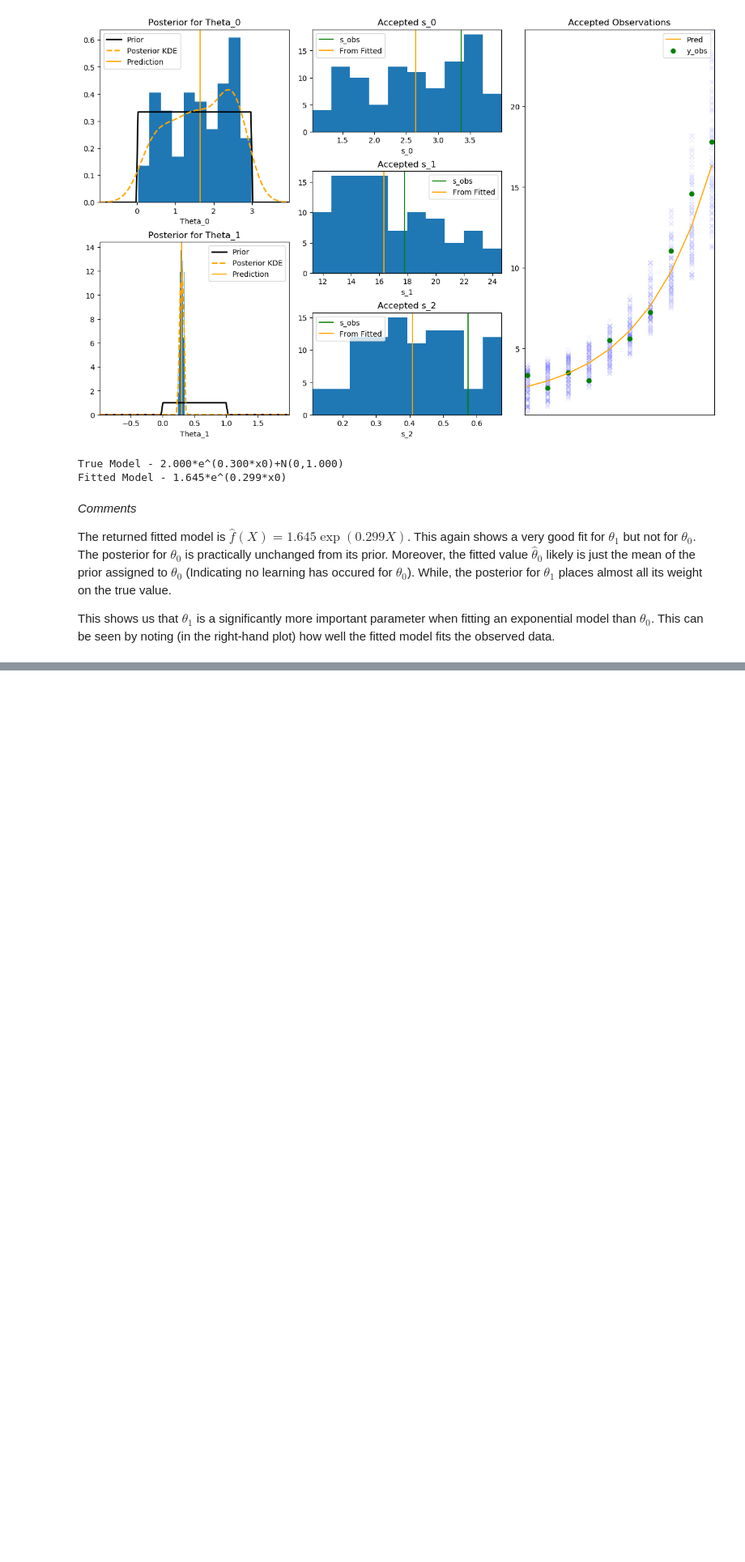
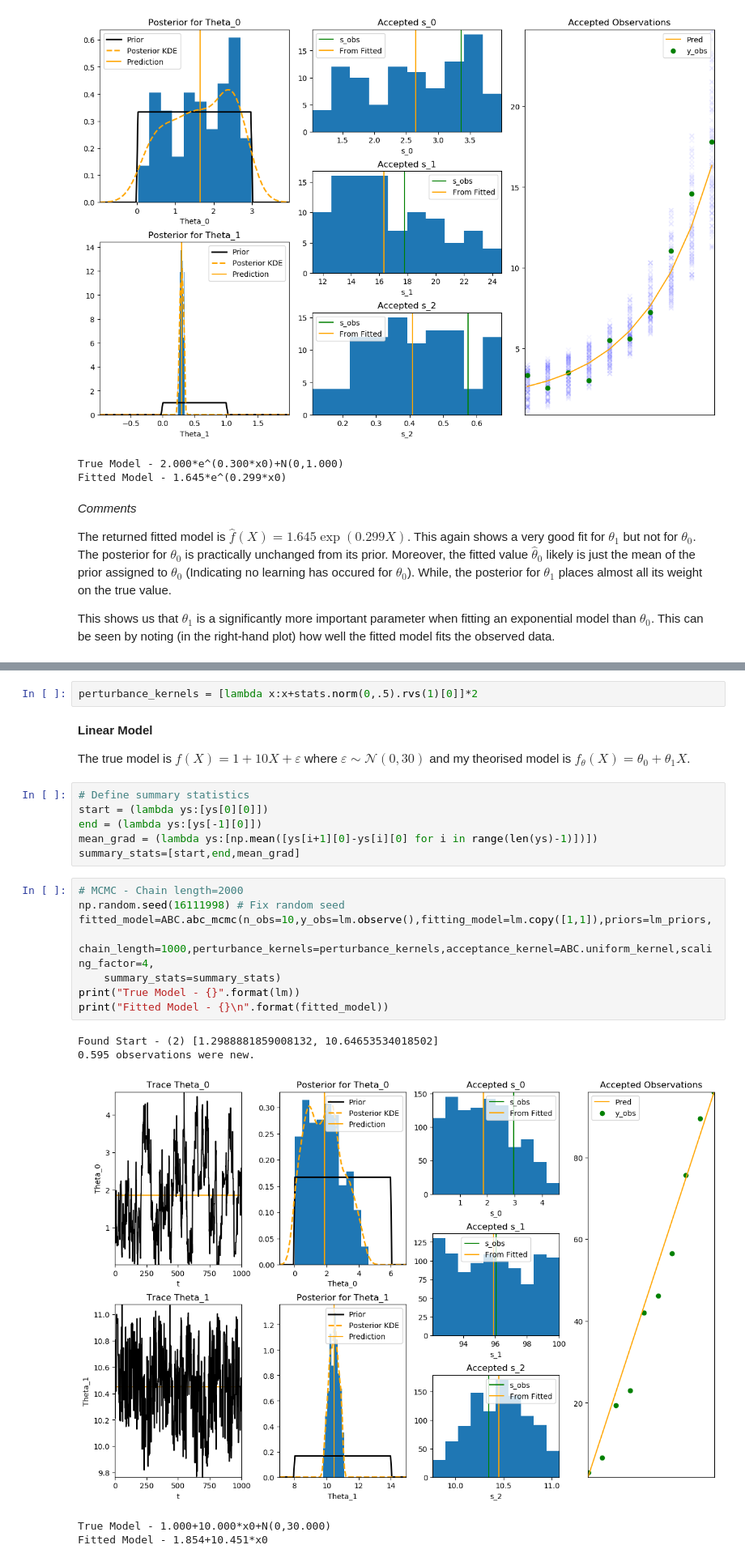
Before and after one commit to dajhutchinson/bayesian-modelling-of-epidemic-events, a Jupyter notebook: Code/ABC_Notebook.ipynb, the cells around one changed output, grey strips where cells are left out. Shown at 81% size. Cells and saved outputs as stored; diff of their text form; blank space fills up the shorter version.

```diff
--- a/Code/ABC_Notebook.ipynb
+++ b/Code/ABC_Notebook.ipynb
@@ -368,0 +434,27 @@ This shows us that $\theta_1$ is a significantly more important parameter when f
+# %%
+perturbance_kernels = [lambda x:x+stats.norm(0,.5).rvs(1)[0]]*2
+# %% [markdown]
+<a id="mcmc_linear_model"></a>
+**Linear Model**
+
+The true model is $f(X)=1+10X+\varepsilon$ where $\varepsilon\sim\mathcal{N}(0,30)$ and my theorised model is $f_\theta(X)=\theta_0+\theta_1X$.
+# %%
+# Define summary statistics
+start = (lambda ys:[ys[0][0]])
+end = (lambda ys:[ys[-1][0]])
+mean_grad = (lambda ys:[np.mean([ys[i+1][0]-ys[i][0] for i in range(len(ys)-1)])])
+summary_stats=[start,end,mean_grad]
+# %%
+# MCMC - Chain length=2000
+np.random.seed(16111998) # Fix random seed
+fitted_model=ABC.abc_mcmc(n_obs=10,y_obs=lm.observe(),fitting_model=lm.copy([1,1]),priors=lm_priors,
+    chain_length=1000,perturbance_kernels=perturbance_kernels,acceptance_kernel=ABC.uniform_kernel,scaling_factor=4,
+    summary_stats=summary_stats)
+print("True Model - {}".format(lm))
+print("Fitted Model - {}\n".format(fitted_model))
+# %% [output]
+Found Start - (2) [1.2988881859008132, 10.64653534018502]
+0.595 observations were new.
+[figure, added]
+True Model - 1.000+10.000*x0+N(0,30.000)
+Fitted Model - 1.854+10.451*x0
```
Also changed, not shown: parts of 38 cells of this notebook, 5 other files.
